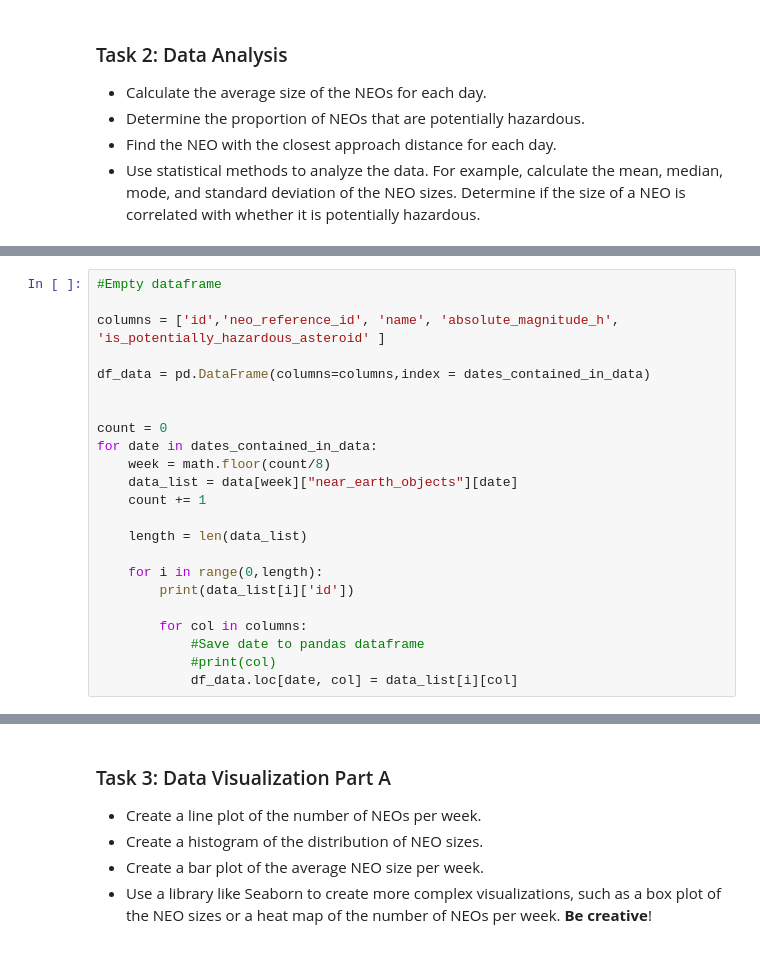
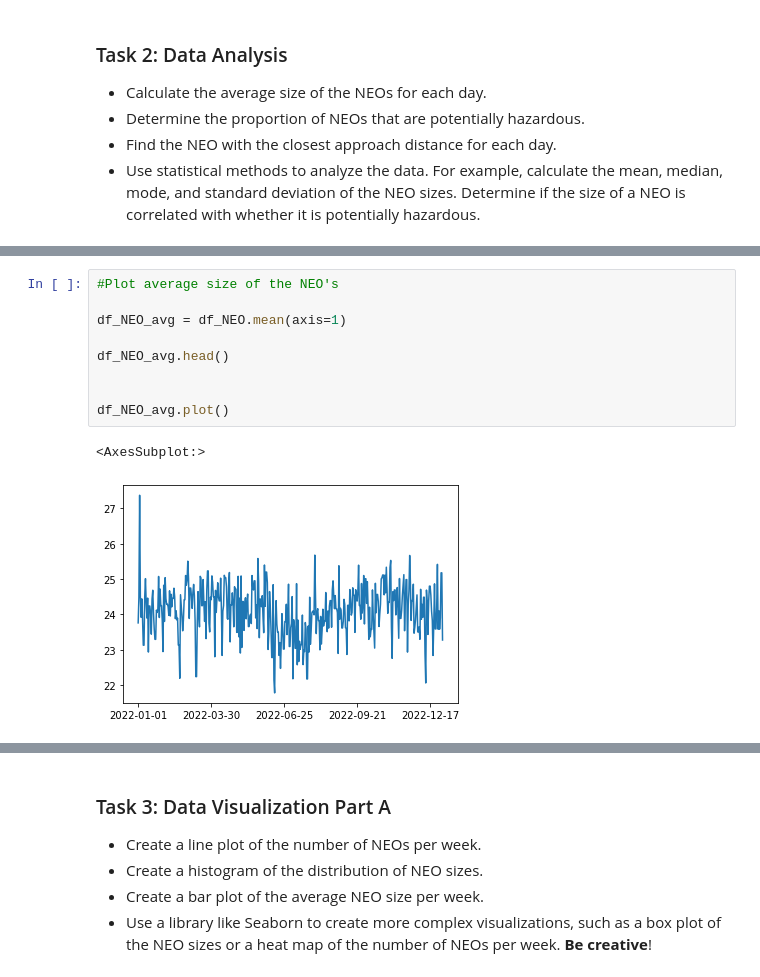
Before and after one commit to fred248h/62444-DVA, a Jupyter notebook: Frederik/5_nasa_data_collection_and_visualization_s204256.ipynb, the cells around one changed output, grey strips where cells are left out. Cells and saved outputs as stored; diff of their text form.

```diff
--- a/Frederik/5_nasa_data_collection_and_visualization_s204256.ipynb
+++ b/Frederik/5_nasa_data_collection_and_visualization_s204256.ipynb
@@ -105,23 +78,0 @@ def week_number(date):
-# %%
-#Empty dataframe
-
-columns = ['id','neo_reference_id', 'name', 'absolute_magnitude_h', 'is_potentially_hazardous_asteroid' ]
-
-df_data = pd.DataFrame(columns=columns,index = dates_contained_in_data)
-
-
-count = 0
-for date in dates_contained_in_data:
-    week = math.floor(count/8)
-    data_list = data[week]["near_earth_objects"][date]
-    count += 1
-
-    length = len(data_list)
-
-    for i in range(0,length):
-        print(data_list[i]['id'])
-
-        for col in columns:
-            #Save date to pandas dataframe
-            #print(col)
-            df_data.loc[date, col] = data_list[i][col]
@@ -127,0 +116,12 @@ for date in dates_contained_in_data:
+# %%
+#Plot average size of the NEO's
+
+df_NEO_avg = df_NEO.mean(axis=1)
+
+df_NEO_avg.head()
+
+
+df_NEO_avg.plot()
+# %% [output]
+<AxesSubplot:>
+[figure, added]
```
Also changed, not shown: parts of 20 cells of this notebook, 2 other files.
